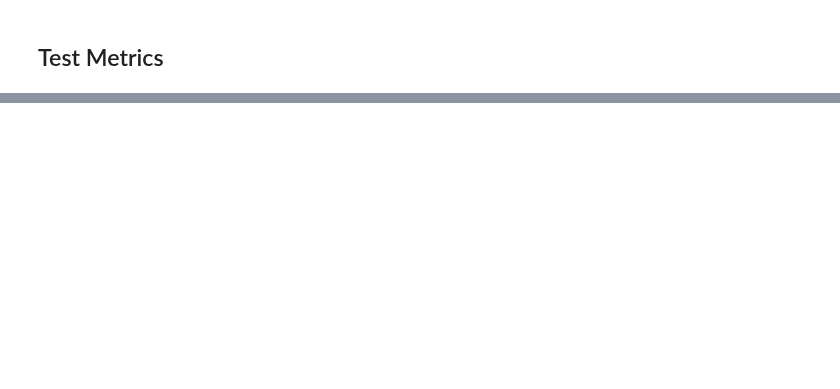
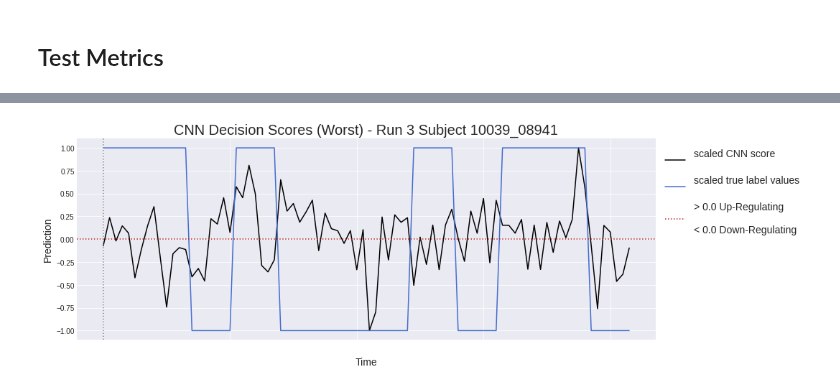
Before and after one commit to staceybeck/teambrainiac, a Jupyter notebook: source/DL/metrics/VisualizationCreation.ipynb, the cells around one changed output, grey strips where cells are left out. Cells and saved outputs as stored; diff of their text form; code cells hidden in the pictures; blank space fills up the shorter version.

```diff
--- a/source/DL/metrics/VisualizationCreation.ipynb
+++ b/source/DL/metrics/VisualizationCreation.ipynb
@@ -187,0 +195,6 @@ For Validation and Testing
+# %%
+worst_plot_title = 'CNN Decision Scores (Worst) - Run 3 Subject 10039_08941'
+worst_plot = plot_decisions(worst_preds['Prediction'],worst_preds['True Label'], time=best_preds['Time'], title=worst_plot_title, run=3)
+worst_plot
+# %% [output]
+[figure, added]
```
Also changed, not shown: parts of 19 cells of this notebook.
